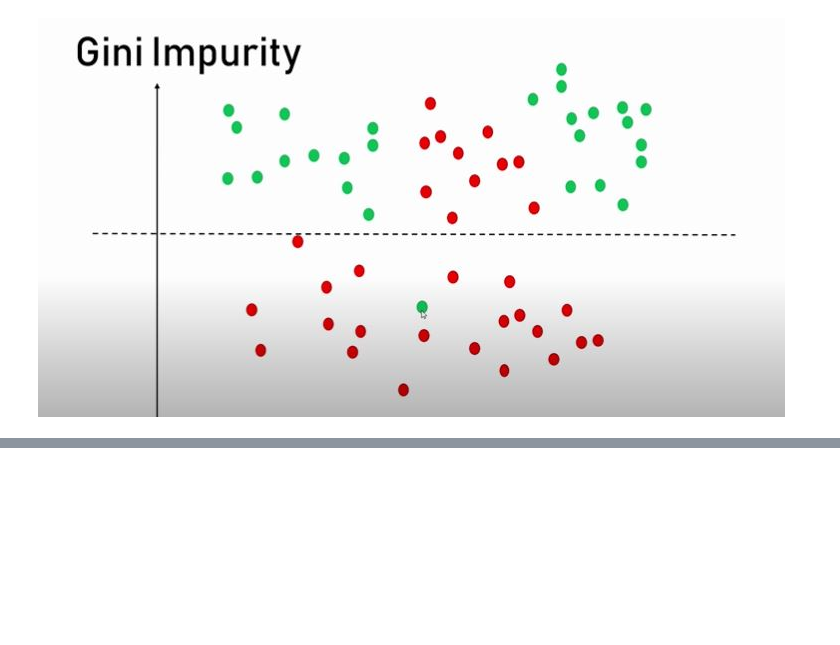
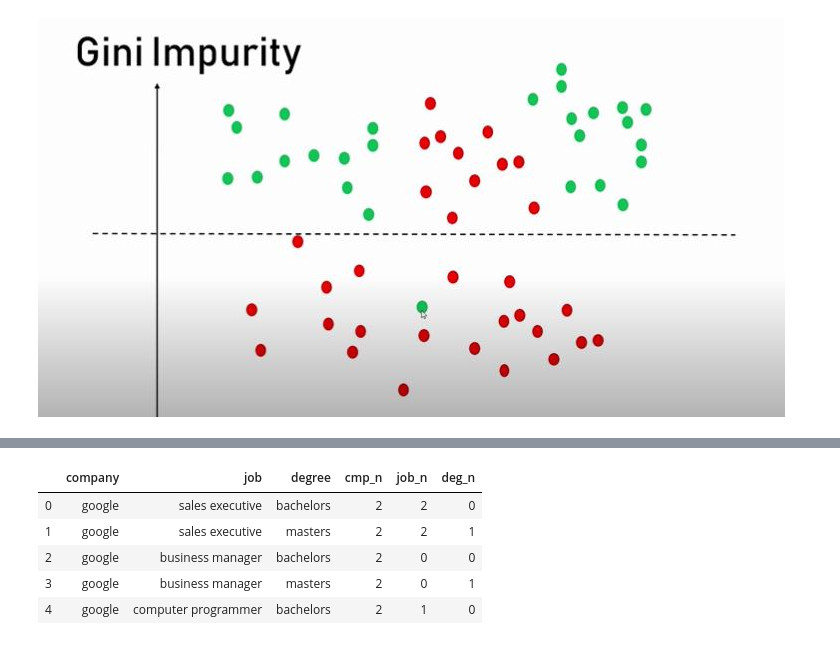
Before and after one commit to vishaldubey180/Machine-learning-with-python, a Jupyter notebook: DecisionTree/DecisionTree.ipynb, the cells around one changed output, grey strips where cells are left out. Saved outputs shown, nothing was run; the diff lists cells and outputs as text; code cells hidden in the pictures; blank space fills up the shorter version.

```diff
--- a/DecisionTree/DecisionTree.ipynb
+++ b/DecisionTree/DecisionTree.ipynb
@@ -53,0 +136,17 @@
+# %%
+le_company=LabelEncoder()
+le_job=LabelEncoder()
+le_degree=LabelEncoder()
+# %%
+input['cmp_n']= le_company.fit_transform(input['company'])
+input['job_n']= le_job.fit_transform(input['job'])
+input['deg_n']= le_degree.fit_transform(input['degree'])
+# %%
+input.head()
+# %% [output]
+|  | company | job | degree | cmp_n | job_n | deg_n |
+| 0 | google | sales executive | bachelors | 2 | 2 | 0 |
+| 1 | google | sales executive | masters | 2 | 2 | 1 |
+| 2 | google | business manager | bachelors | 2 | 0 | 0 |
+| 3 | google | business manager | masters | 2 | 0 | 1 |
+| 4 | google | computer programmer | bachelors | 2 | 1 | 0 |
```
Also changed, not shown: parts of 21 cells of this notebook, 1 other file.
